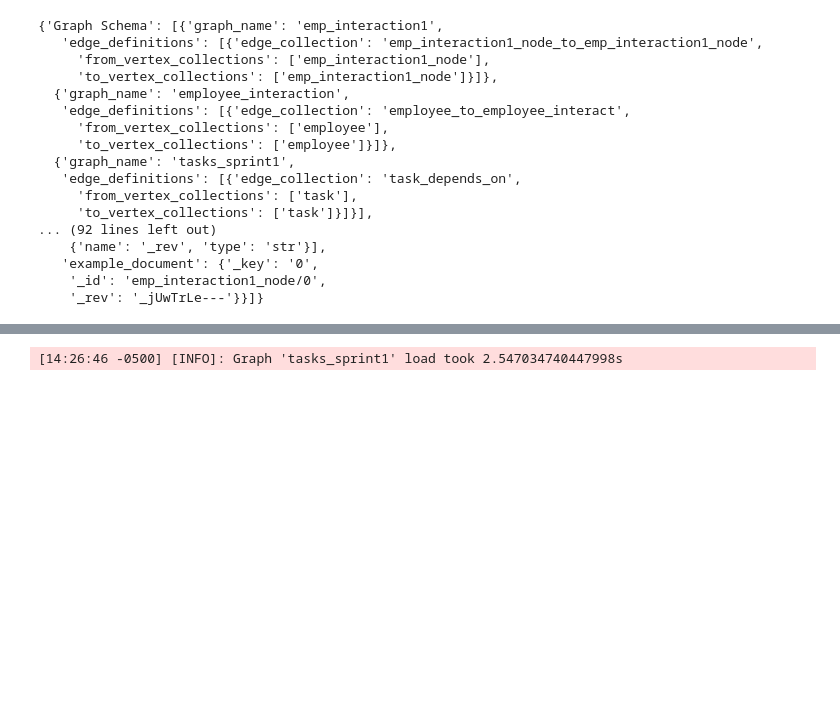
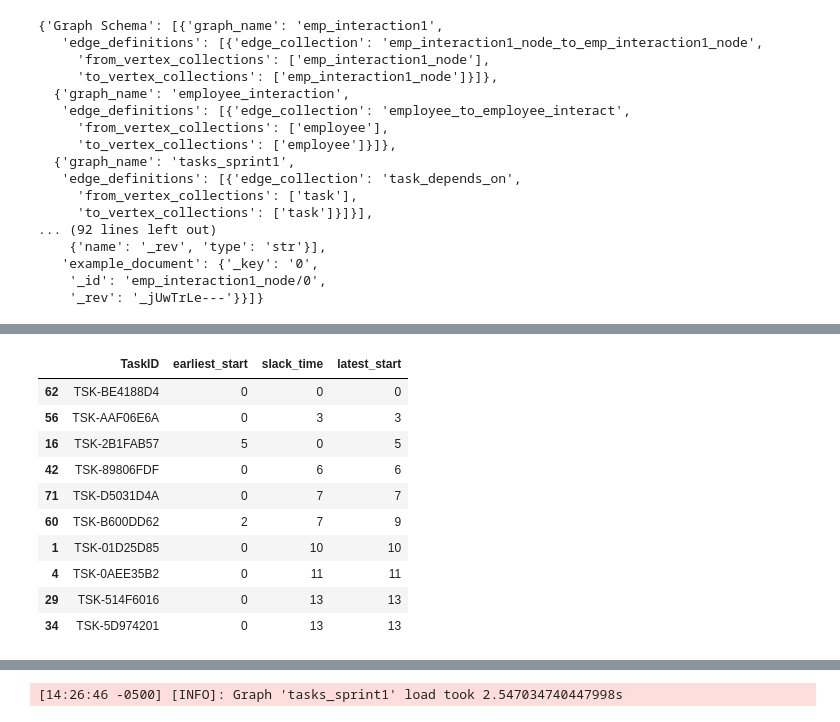
Before and after one commit to donkhoanguyen/arrango, a Jupyter notebook: experiment/cpm.ipynb, the cells around one changed output, grey strips where cells are left out. Saved outputs shown, nothing was run; the diff lists cells and outputs as text; code cells hidden in the pictures; blank space fills up the shorter version.

```diff
--- a/experiment/cpm.ipynb
+++ b/experiment/cpm.ipynb
@@ -77,15 +77,3 @@ arango_graph.schema
    'example_document': {'_key': '0',
     '_id': 'emp_interaction1_node/0',
     '_rev': '_jUwTrLe---'}}]}
-# %%
-def create_cpm_table(G_adb):
-    """
-    Create a table of the critical path method (CPM) and relevant statistics for the given graph.
-    Features that will be included for each graph:
-    - earliest start time
-    - la
-    """
-
-    for node in G_adb.nodes():
-        story_points = G_adb.nodes[node].get("StoryPoints", "1")  # Default to 1 if missing
-        G_adb.nodes[node]["duration"] = int(story_points)  # Ensure integer conversion
@@ -91,0 +135,4 @@ def create_cpm_table(G_adb):
+# %%
+merged_df = create_cpm_table(G_adb)
+merged_df.head(10)
+# %% [output]
@@ -91,0 +143,11 @@ def create_cpm_table(G_adb):
+|  | TaskID | earliest_start | slack_time | latest_start |
+| 62 | TSK-BE4188D4 | 0 | 0 | 0 |
+| 56 | TSK-AAF06E6A | 0 | 3 | 3 |
+| 16 | TSK-2B1FAB57 | 5 | 0 | 5 |
+| 42 | TSK-89806FDF | 0 | 6 | 6 |
+| 71 | TSK-D5031D4A | 0 | 7 | 7 |
+| 60 | TSK-B600DD62 | 2 | 7 | 9 |
+| 1 | TSK-01D25D85 | 0 | 10 | 10 |
+| 4 | TSK-0AEE35B2 | 0 | 11 | 11 |
+| 29 | TSK-514F6016 | 0 | 13 | 13 |
+| 34 | TSK-5D974201 | 0 | 13 | 13 |
```
Also changed, not shown: parts of 4 cells of this notebook.
